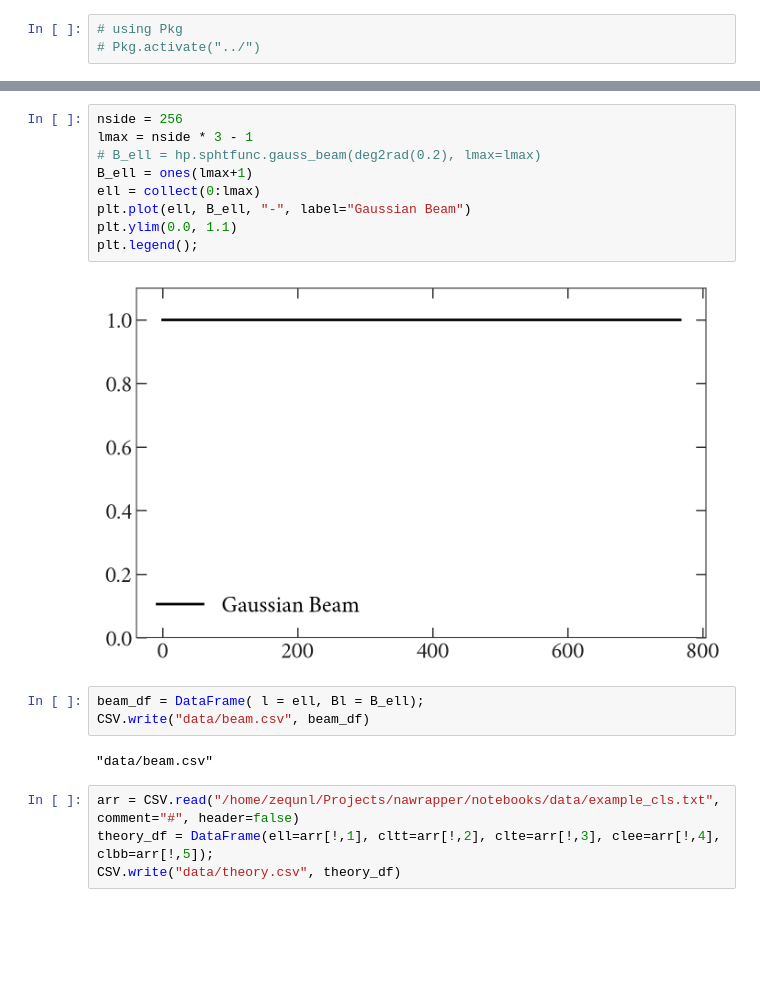
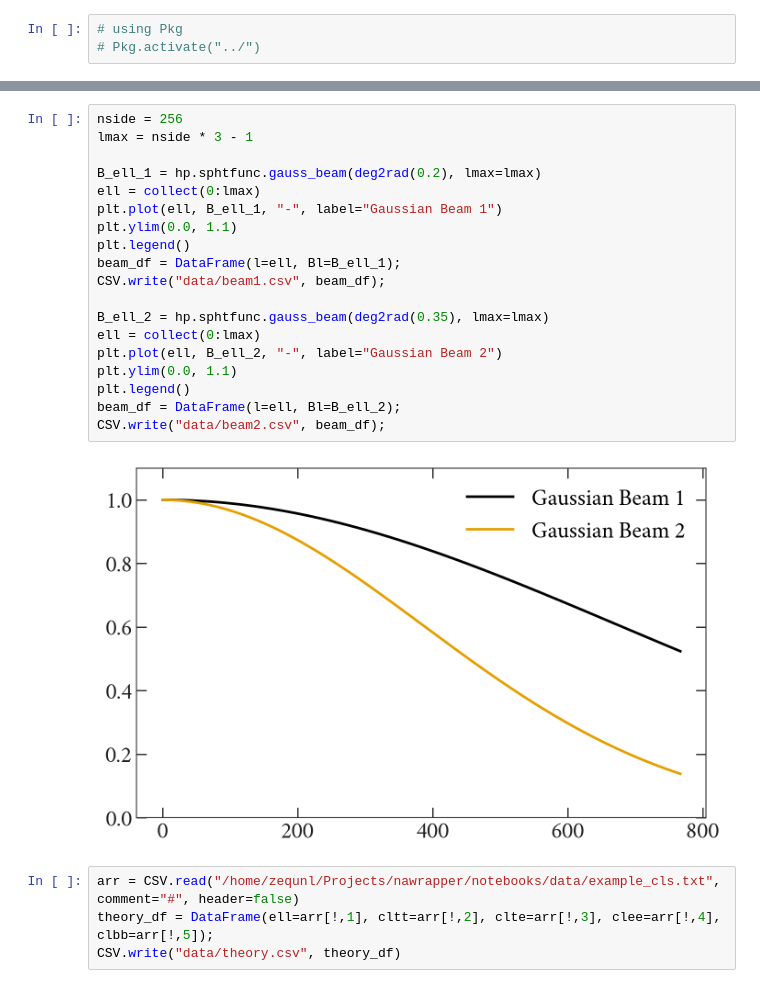
Before and after one commit to xzackli/PowerSpectra.jl, a Jupyter notebook: notebooks/alm.ipynb, the cells around one changed output, grey strips where cells are left out. Cells and saved outputs as stored; diff of their text form; blank space fills up the shorter version.

```diff
--- a/notebooks/alm.ipynb
+++ b/notebooks/alm.ipynb
@@ -18,19 +15,24 @@ that you did not install nawrapper in the Python version being used by PyCall.
 # %%
 nside = 256
 lmax = nside * 3 - 1
-# B_ell = hp.sphtfunc.gauss_beam(deg2rad(0.2), lmax=lmax)
-B_ell = ones(lmax+1)
+
+B_ell_1 = hp.sphtfunc.gauss_beam(deg2rad(0.2), lmax=lmax)
 ell = collect(0:lmax)
-plt.plot(ell, B_ell, "-", label="Gaussian Beam")
+plt.plot(ell, B_ell_1, "-", label="Gaussian Beam 1")
 plt.ylim(0.0, 1.1)
-plt.legend();
+plt.legend()
+beam_df = DataFrame(l=ell, Bl=B_ell_1);
+CSV.write("data/beam1.csv", beam_df);
+
+B_ell_2 = hp.sphtfunc.gauss_beam(deg2rad(0.35), lmax=lmax)
+ell = collect(0:lmax)
+plt.plot(ell, B_ell_2, "-", label="Gaussian Beam 2")
+plt.ylim(0.0, 1.1)
+plt.legend()
+beam_df = DataFrame(l=ell, Bl=B_ell_2);
+CSV.write("data/beam2.csv", beam_df);
 # %% [output]
-[figure, old version]
+[figure, new version]
-# %%
-beam_df = DataFrame( l = ell, Bl = B_ell);
-CSV.write("data/beam.csv", beam_df)
-# %% [output]
-"data/beam.csv"
 # %%
 arr = CSV.read("/home/zequnl/Projects/nawrapper/notebooks/data/example_cls.txt", comment="#", header=false)
 theory_df = DataFrame(ell=arr[!,1], cltt=arr[!,2], clte=arr[!,3], clee=arr[!,4], clbb=arr[!,5]);
```
Also changed, not shown: parts of 16 cells of this notebook, 3 other files.
